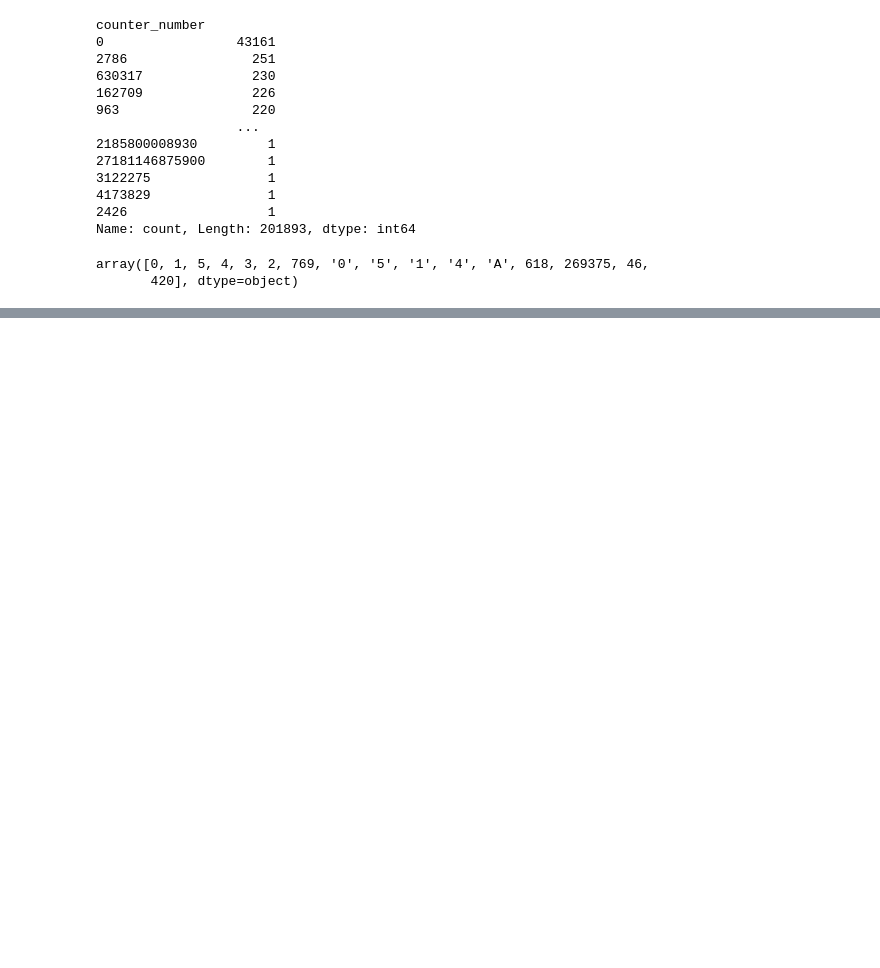
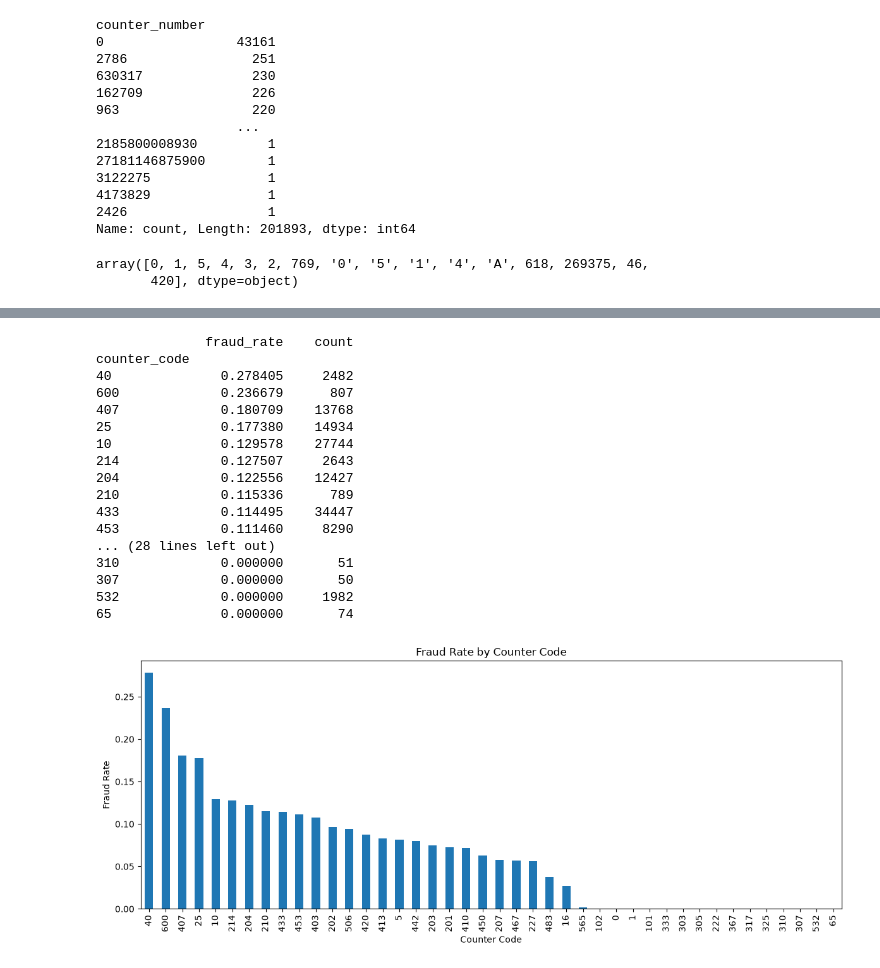
Before and after one commit to jakoum1/fraud-detection, a Jupyter notebook: main1.ipynb, the cells around one changed output, grey strips where cells are left out. Saved outputs shown, nothing was run; the diff lists cells and outputs as text; code cells hidden in the pictures; blank space fills up the shorter version.

```diff
--- a/main1.ipynb
+++ b/main1.ipynb
@@ -94,0 +165,5 @@ df.counter_statue.value_counts()
+# %%
+#we gonna fill the weird values with mode
+mode=df['counter_statue'].mode()[0]
+weird_values=['269375', '420', '46', '618', '769', 'A']
+df['counter_statue']=df['counter_statue'].replace(weird_values,mode)
@@ -94,0 +204,44 @@ df.counter_statue.value_counts()
+# %%
+import matplotlib.pyplot as plt
+
+df['counter_code'] = df['counter_code'].astype(str)
+
+df_merged = df.merge(df_client[['client_id', 'target']], on='client_id', how='left')
+
+fraud_by_code = df_merged.groupby('counter_code')['target'].mean().sort_values(ascending=False)
+
+count_by_code = df['counter_code'].value_counts()
+
+summary = pd.DataFrame({
+    'fraud_rate': fraud_by_code,
+    'count': count_by_code
+}).sort_values('fraud_rate', ascending=False)
+
+print(summary)
+
+
+fraud_by_code.plot(kind='bar', figsize=(12,5))
+plt.title('Fraud Rate by Counter Code')
+plt.xlabel('Counter Code')
+plt.ylabel('Fraud Rate')
+plt.tight_layout()
+plt.show()
+# %% [output]
+              fraud_rate    count
+counter_code
+40              0.278405     2482
+600             0.236679      807
+407             0.180709    13768
+25              0.177380    14934
+10              0.129578    27744
+214             0.127507     2643
+204             0.122556    12427
+210             0.115336      789
+433             0.114495    34447
+453             0.111460     8290
+... (28 lines left out)
+310             0.000000       51
+307             0.000000       50
+532             0.000000     1982
+65              0.000000       74
+[figure, added]
```
Also changed, not shown: parts of 25 cells of this notebook.
